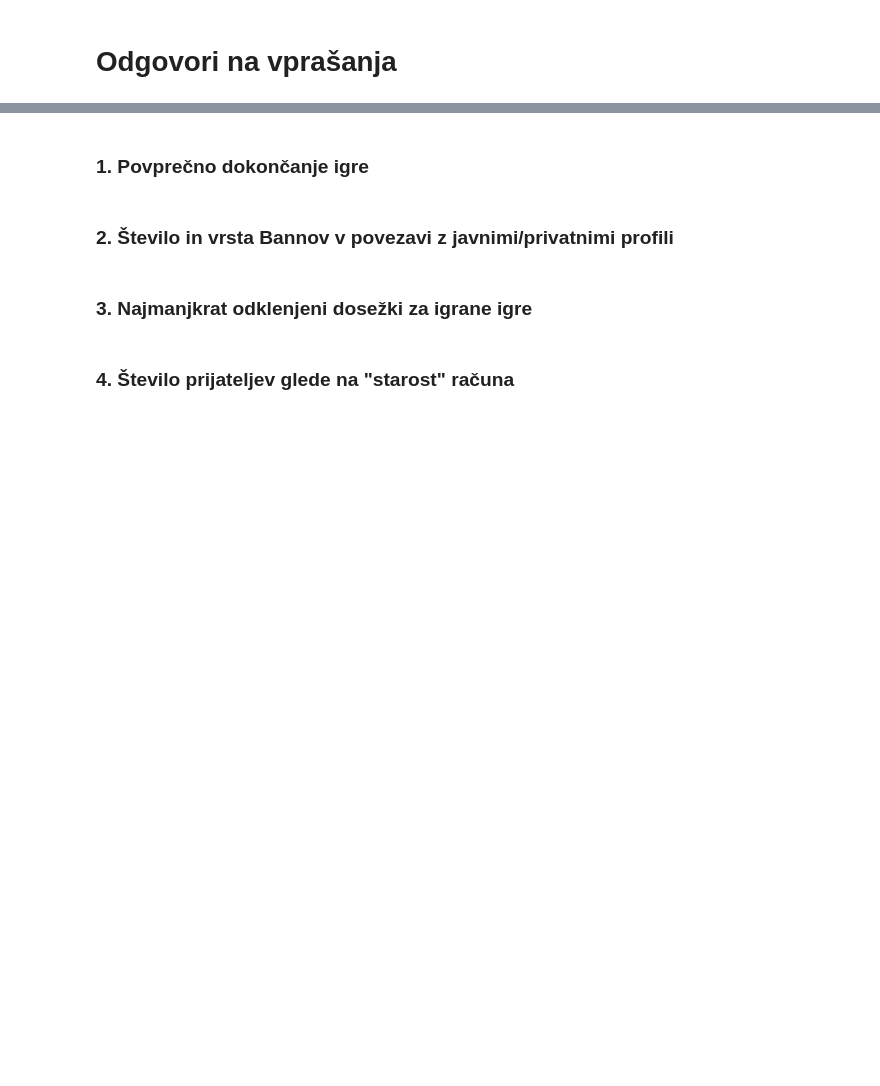
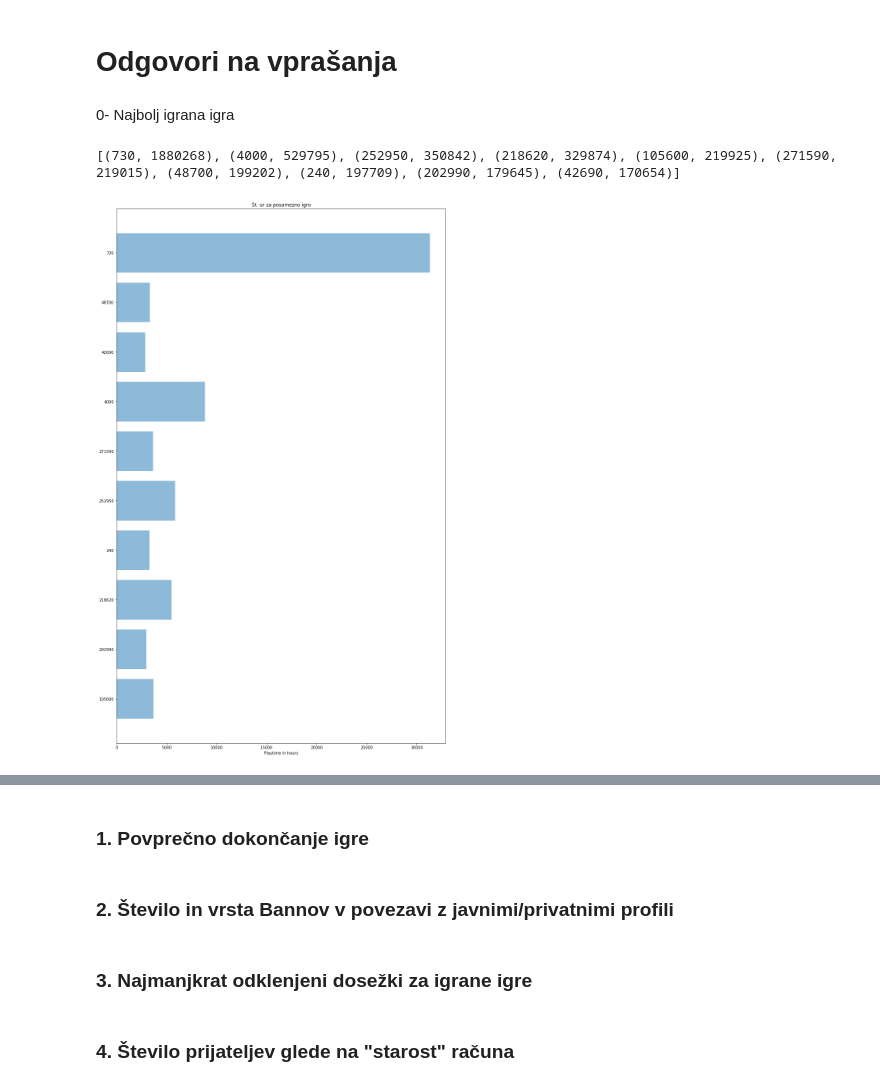
Before and after one commit to tstrus97/PR18TJA, a Jupyter notebook: Steam Project-CopyTomaz.ipynb, the cells around one changed output, grey strips where cells are left out. Saved outputs shown, nothing was run; the diff lists cells and outputs as text; code cells hidden in the pictures; blank space fills up the shorter version.

Commit message:
Narjena akumulirano št. ur v posameznih igrah in število igralcev, ki ima neko igro

```diff
--- a/Steam Project-CopyTomaz.ipynb
+++ b/Steam Project-CopyTomaz.ipynb
@@ -235,3 +219,45 @@ with open("player_games.json", "w") as fp:
 #print(players_summaries["76561198207785297"])
 # %% [markdown]
 # Odgovori na vprašanja
+# %% [markdown]
+0- Najbolj igrana igra
+# %%
+#Total play time over all users for single game
+globalGamePlayTime=dict()
+numberOfPlayersForGame=dict()
+#File total play time
+for user in player_games:
+    if(player_games[user]!={} and player_games[user]['game_count']!=0):
+        for game_info in player_games[user]["games"]:
+            if( game_info['appid'] not in globalGamePlayTime):
+                globalGamePlayTime[game_info['appid']]=game_info['playtime_forever']
+                numberOfPlayersForGame[game_info['appid']]=1
+            else:
+                globalGamePlayTime[game_info['appid']]+=game_info['playtime_forever']
+                numberOfPlayersForGame[game_info['appid']]+=1
+
+#print(globalGamePlayTime)
+
+Top100sortedTotalPlaytime= sorted(globalGamePlayTime.items(), key=lambda x: x[1], reverse=True)[0:10]
+Top100BoughtGames= sorted(numberOfPlayersForGame.items(), key=lambda x: x[1], reverse=True)[0:100]
+# %%
+import matplotlib.pyplot as plt
+import numpy as np
+
+# Fixing random state for reproducibility
+games=[]
+playtimes=[]
+for game,playtime in Top100sortedTotalPlaytime:
+    games.append(str(game))
+    playtimes.append(playtime/60)
+print(Top100sortedTotalPlaytime)
+y_pos = np.arange(len(games))
+plt.figure(figsize=(15,25))
+plt.barh(games,playtimes, align='center', alpha=0.5)
+#plt.yticks(y_pos, games)
+plt.xlabel("Playtime in hours")
+plt.title('Št. ur za posamezno igro')
+plt.show()
+# %% [output]
+[(730, 1880268), (4000, 529795), (252950, 350842), (218620, 329874), (105600, 219925), (271590, 219015), (48700, 199202), (240, 197709), (202990, 179645), (42690, 170654)]
+[figure, added]
```
Also changed, not shown: parts of 4 cells of this notebook.
